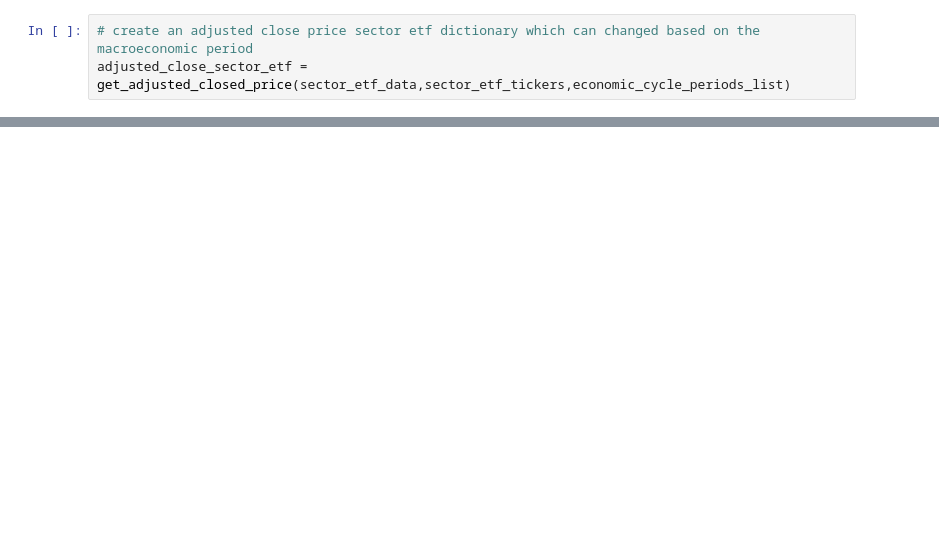
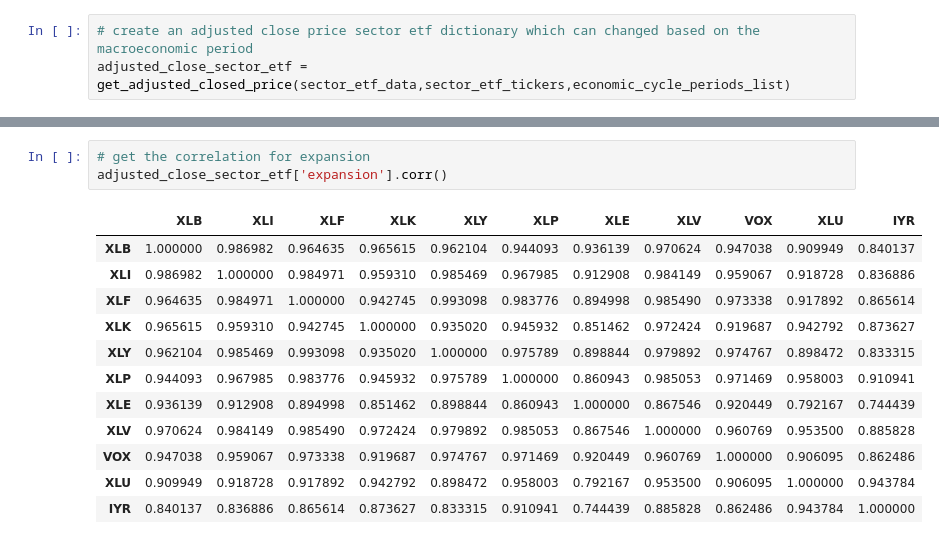
Before and after one commit to bennicholson2/Enhancing-Technical-Analysis-with-Data-Science, a Jupyter notebook: capstone_requirements/eda_data_cleaning.ipynb, the cells around one changed output, grey strips where cells are left out. Drawn from its saved outputs; the diff is of its cells as text; blank space fills up the shorter version.

```diff
--- a/capstone_requirements/eda_data_cleaning.ipynb
+++ b/capstone_requirements/eda_data_cleaning.ipynb
@@ -539,0 +772,16 @@ stochasting_roi(sector_etf_tickers,economic_cycle_periods_list,expected_values_s
+# %%
+# get the correlation for expansion
+adjusted_close_sector_etf['expansion'].corr()
+# %% [output]
+|  | XLB | XLI | XLF | XLK | XLY | XLP | XLE | XLV | VOX | XLU | IYR |
+| XLB | 1.000000 | 0.986982 | 0.964635 | 0.965615 | 0.962104 | 0.944093 | 0.936139 | 0.970624 | 0.947038 | 0.909949 | 0.840137 |
+| XLI | 0.986982 | 1.000000 | 0.984971 | 0.959310 | 0.985469 | 0.967985 | 0.912908 | 0.984149 | 0.959067 | 0.918728 | 0.836886 |
+| XLF | 0.964635 | 0.984971 | 1.000000 | 0.942745 | 0.993098 | 0.983776 | 0.894998 | 0.985490 | 0.973338 | 0.917892 | 0.865614 |
+| XLK | 0.965615 | 0.959310 | 0.942745 | 1.000000 | 0.935020 | 0.945932 | 0.851462 | 0.972424 | 0.919687 | 0.942792 | 0.873627 |
+| XLY | 0.962104 | 0.985469 | 0.993098 | 0.935020 | 1.000000 | 0.975789 | 0.898844 | 0.979892 | 0.974767 | 0.898472 | 0.833315 |
+| XLP | 0.944093 | 0.967985 | 0.983776 | 0.945932 | 0.975789 | 1.000000 | 0.860943 | 0.985053 | 0.971469 | 0.958003 | 0.910941 |
+| XLE | 0.936139 | 0.912908 | 0.894998 | 0.851462 | 0.898844 | 0.860943 | 1.000000 | 0.867546 | 0.920449 | 0.792167 | 0.744439 |
+| XLV | 0.970624 | 0.984149 | 0.985490 | 0.972424 | 0.979892 | 0.985053 | 0.867546 | 1.000000 | 0.960769 | 0.953500 | 0.885828 |
+| VOX | 0.947038 | 0.959067 | 0.973338 | 0.919687 | 0.974767 | 0.971469 | 0.920449 | 0.960769 | 1.000000 | 0.906095 | 0.862486 |
+| XLU | 0.909949 | 0.918728 | 0.917892 | 0.942792 | 0.898472 | 0.958003 | 0.792167 | 0.953500 | 0.906095 | 1.000000 | 0.943784 |
+| IYR | 0.840137 | 0.836886 | 0.865614 | 0.873627 | 0.833315 | 0.910941 | 0.744439 | 0.885828 | 0.862486 | 0.943784 | 1.000000 |
```
Also changed, not shown: parts of 56 cells of this notebook, 11 other files.
